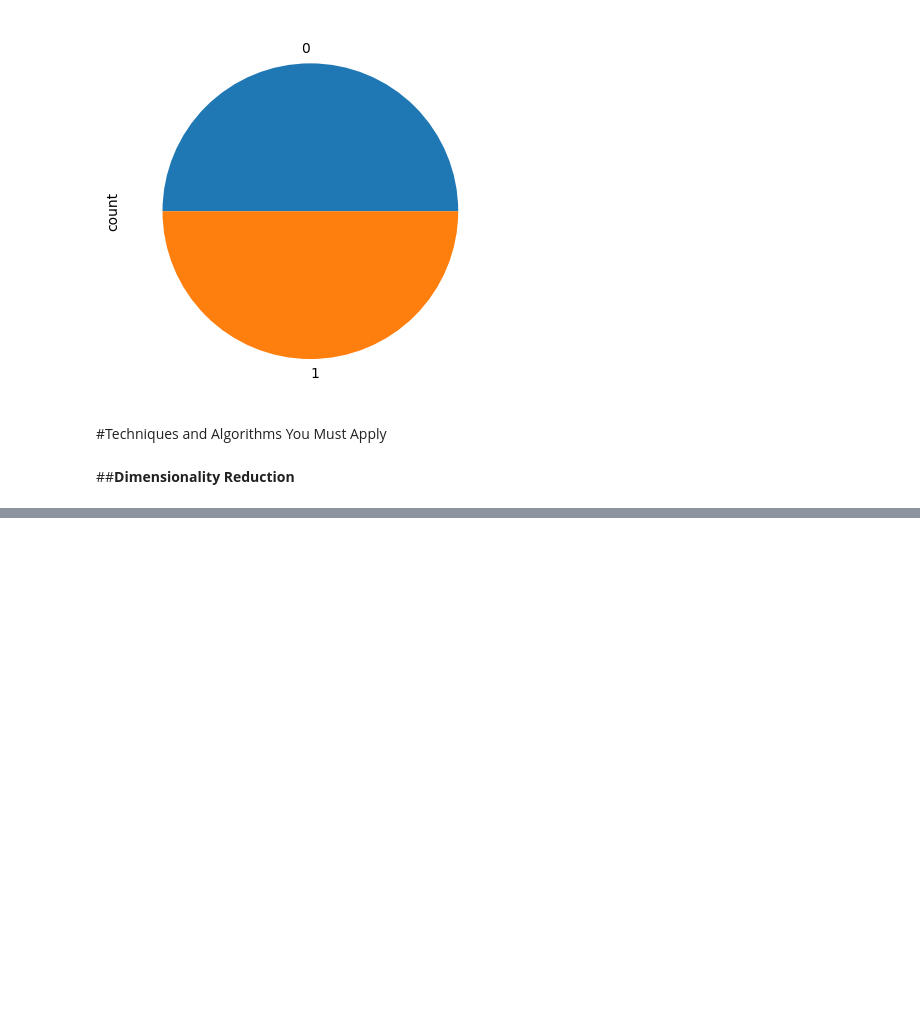
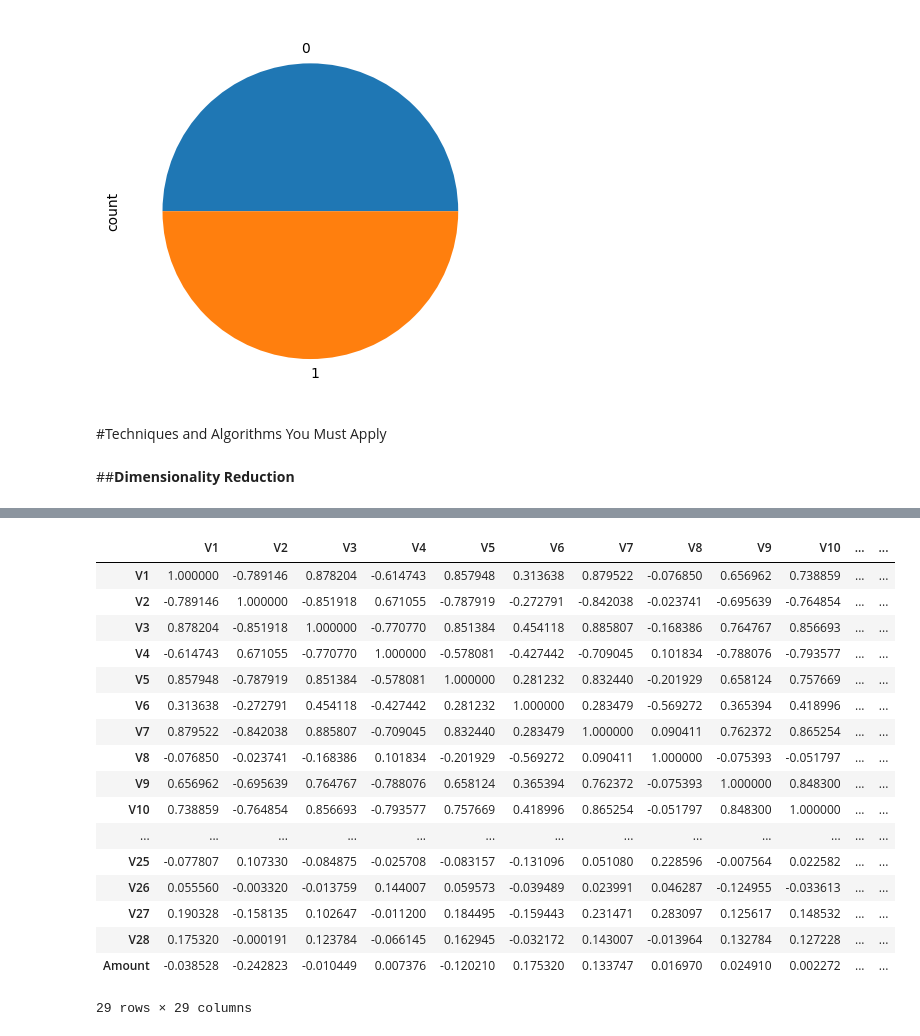
Before and after one commit to Naseem-Ananzeh/Ml2_Final_Project, a Jupyter notebook: creditcard_dataset_.ipynb, the cells around one changed output, grey strips where cells are left out. Saved outputs shown, nothing was run; the diff lists cells and outputs as text; code cells hidden in the pictures; blank space fills up the shorter version.

```diff
--- a/creditcard_dataset_.ipynb
+++ b/creditcard_dataset_.ipynb
@@ -227,0 +213,22 @@ y_resampled.value_counts().plot.pie()
+# %%
+corr_matrix = X_resampled.corr()
+corr_matrix
+# %% [output]
+|  | V1 | V2 | V3 | V4 | V5 | V6 | V7 | V8 | V9 | V10 | ... | ... |
+| V1 | 1.000000 | -0.789146 | 0.878204 | -0.614743 | 0.857948 | 0.313638 | 0.879522 | -0.076850 | 0.656962 | 0.738859 | ... | ... |
+| V2 | -0.789146 | 1.000000 | -0.851918 | 0.671055 | -0.787919 | -0.272791 | -0.842038 | -0.023741 | -0.695639 | -0.764854 | ... | ... |
+| V3 | 0.878204 | -0.851918 | 1.000000 | -0.770770 | 0.851384 | 0.454118 | 0.885807 | -0.168386 | 0.764767 | 0.856693 | ... | ... |
+| V4 | -0.614743 | 0.671055 | -0.770770 | 1.000000 | -0.578081 | -0.427442 | -0.709045 | 0.101834 | -0.788076 | -0.793577 | ... | ... |
+| V5 | 0.857948 | -0.787919 | 0.851384 | -0.578081 | 1.000000 | 0.281232 | 0.832440 | -0.201929 | 0.658124 | 0.757669 | ... | ... |
+| V6 | 0.313638 | -0.272791 | 0.454118 | -0.427442 | 0.281232 | 1.000000 | 0.283479 | -0.569272 | 0.365394 | 0.418996 | ... | ... |
+| V7 | 0.879522 | -0.842038 | 0.885807 | -0.709045 | 0.832440 | 0.283479 | 1.000000 | 0.090411 | 0.762372 | 0.865254 | ... | ... |
+| V8 | -0.076850 | -0.023741 | -0.168386 | 0.101834 | -0.201929 | -0.569272 | 0.090411 | 1.000000 | -0.075393 | -0.051797 | ... | ... |
+| V9 | 0.656962 | -0.695639 | 0.764767 | -0.788076 | 0.658124 | 0.365394 | 0.762372 | -0.075393 | 1.000000 | 0.848300 | ... | ... |
+| V10 | 0.738859 | -0.764854 | 0.856693 | -0.793577 | 0.757669 | 0.418996 | 0.865254 | -0.051797 | 0.848300 | 1.000000 | ... | ... |
+| ... | ... | ... | ... | ... | ... | ... | ... | ... | ... | ... | ... | ... |
+| V25 | -0.077807 | 0.107330 | -0.084875 | -0.025708 | -0.083157 | -0.131096 | 0.051080 | 0.228596 | -0.007564 | 0.022582 | ... | ... |
+| V26 | 0.055560 | -0.003320 | -0.013759 | 0.144007 | 0.059573 | -0.039489 | 0.023991 | 0.046287 | -0.124955 | -0.033613 | ... | ... |
+| V27 | 0.190328 | -0.158135 | 0.102647 | -0.011200 | 0.184495 | -0.159443 | 0.231471 | 0.283097 | 0.125617 | 0.148532 | ... | ... |
+| V28 | 0.175320 | -0.000191 | 0.123784 | -0.066145 | 0.162945 | -0.032172 | 0.143007 | -0.013964 | 0.132784 | 0.127228 | ... | ... |
+| Amount | -0.038528 | -0.242823 | -0.010449 | 0.007376 | -0.120210 | 0.175320 | 0.133747 | 0.016970 | 0.024910 | 0.002272 | ... | ... |
+29 rows × 29 columns
```
Also changed, not shown: parts of 4 cells of this notebook.
